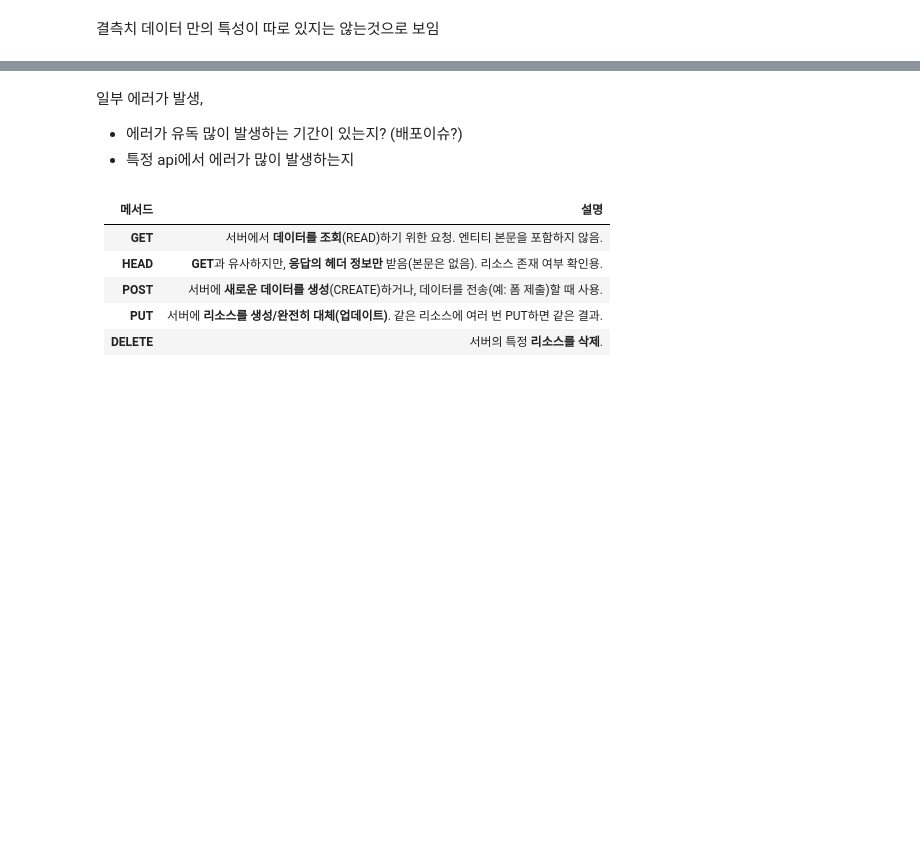
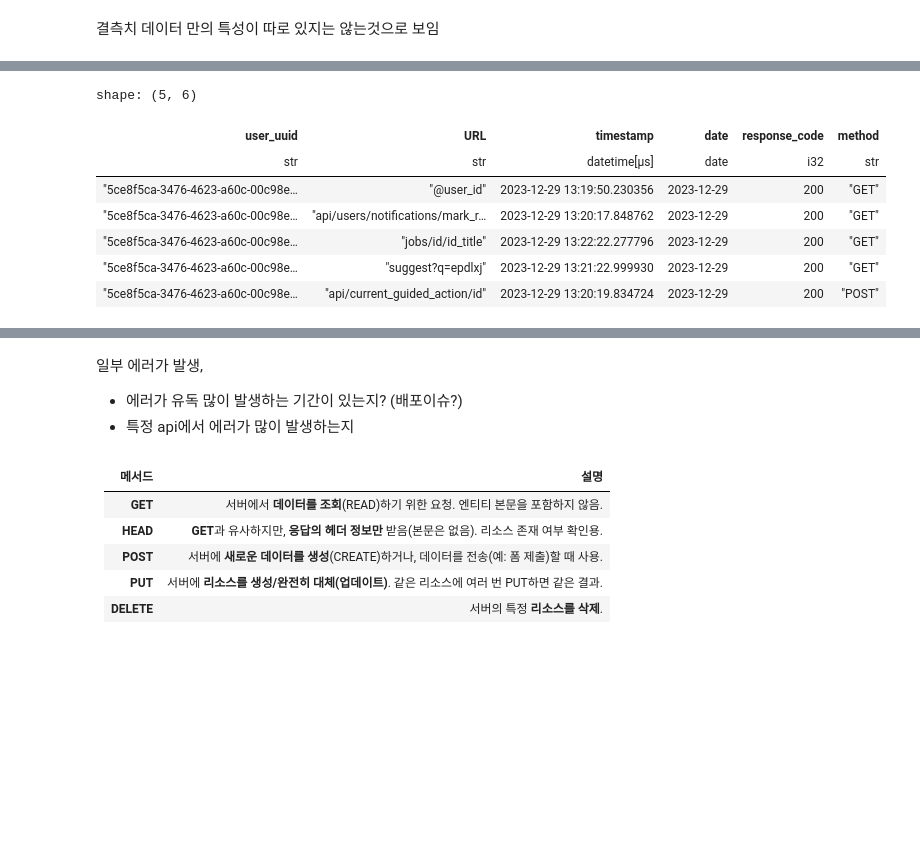
Before and after one commit to tecet1/midproject1, a Jupyter notebook: EDA/topic1_eda_modified.ipynb, the cells around one changed output, grey strips where cells are left out. Drawn from its saved outputs; the diff is of its cells as text; code cells hidden in the pictures; blank space fills up the shorter version.

```diff
--- a/EDA/topic1_eda_modified.ipynb
+++ b/EDA/topic1_eda_modified.ipynb
@@ -640,3 +1520,12 @@ log22 = log22.drop(columns = ['timestamp'])
 # %%
-log22.head()
+Log.head()
+# %% [output]
+shape: (5, 6)
+| user_uuid | URL | timestamp | date | response_code | method |
+| str | str | datetime[μs] | date | i32 | str |
+| "5ce8f5ca-3476-4623-a60c-00c98e… | "@user_id" | 2023-12-29 13:19:50.230356 | 2023-12-29 | 200 | "GET" |
+| "5ce8f5ca-3476-4623-a60c-00c98e… | "api/users/notifications/mark_r… | 2023-12-29 13:20:17.848762 | 2023-12-29 | 200 | "GET" |
+| "5ce8f5ca-3476-4623-a60c-00c98e… | "jobs/id/id_title" | 2023-12-29 13:22:22.277796 | 2023-12-29 | 200 | "GET" |
+| "5ce8f5ca-3476-4623-a60c-00c98e… | "suggest?q=epdlxj" | 2023-12-29 13:21:22.999930 | 2023-12-29 | 200 | "GET" |
+| "5ce8f5ca-3476-4623-a60c-00c98e… | "api/current_guided_action/id" | 2023-12-29 13:20:19.834724 | 2023-12-29 | 200 | "POST" |
 # %%
```
Also changed, not shown: parts of 106 cells of this notebook, 7 other files.
